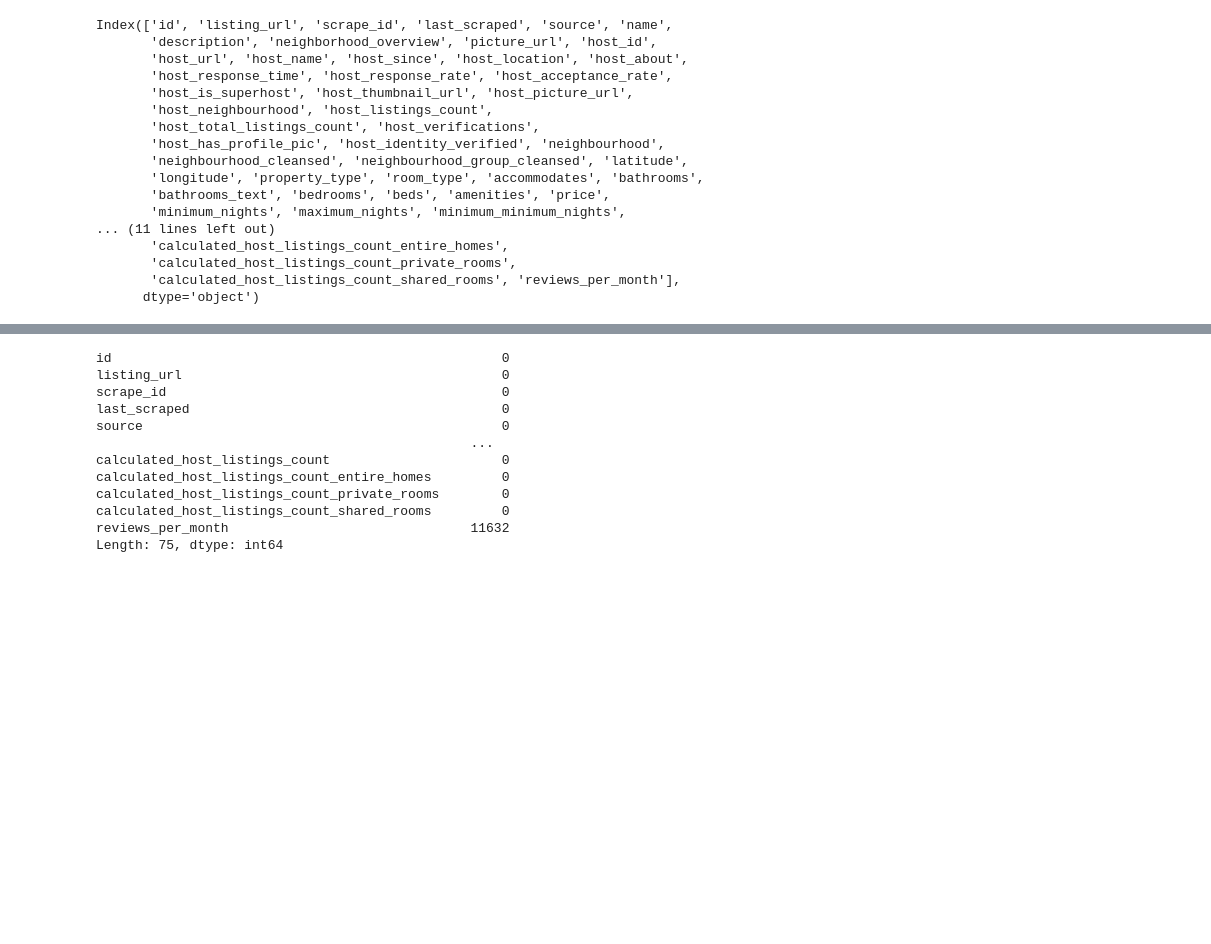
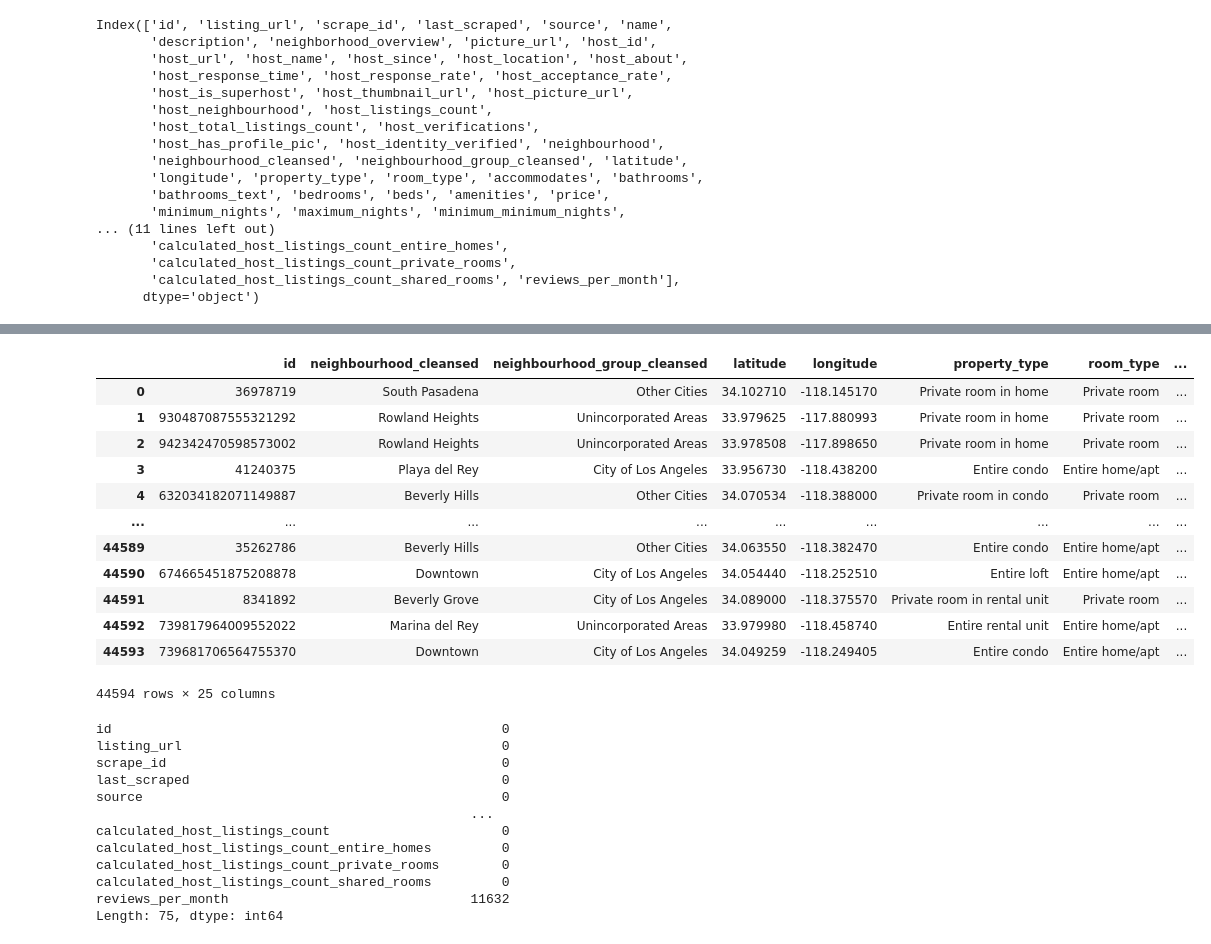
Before and after one commit to zinakhazaee/Visualization, a Jupyter notebook: airbnb.ipynb, the cells around one changed output, grey strips where cells are left out. Cells and saved outputs as stored; diff of their text form; code cells hidden in the pictures; blank space fills up the shorter version.

```diff
--- a/airbnb.ipynb
+++ b/airbnb.ipynb
@@ -31,3 +31,13 @@ Index(['id', 'listing_url', 'scrape_id', 'last_scraped', 'source', 'name',
        'calculated_host_listings_count_private_rooms',
        'calculated_host_listings_count_shared_rooms', 'reviews_per_month'],
       dtype='object')
+# %%
+df_new = df[['id','neighbourhood_cleansed', 'neighbourhood_group_cleansed', 'latitude',
+       'longitude', 'property_type', 'room_type', 'accommodates',
+       'bathrooms_text', 'bedrooms', 'beds', 'price',
+       'minimum_nights', 'maximum_nights', 'minimum_minimum_nights',
+       'maximum_minimum_nights', 'minimum_maximum_nights',
+       'maximum_maximum_nights', 'minimum_nights_avg_ntm',
+       'maximum_nights_avg_ntm',  'has_availability',
+       'availability_30', 'availability_60', 'availability_90',
+       'availability_365']]
@@ -34,3 +67,19 @@ Index(['id', 'listing_url', 'scrape_id', 'last_scraped', 'source', 'name',
+# %%
+df_new
+# %% [output]
+|  | id | neighbourhood_cleansed | neighbourhood_group_cleansed | latitude | longitude | property_type | room_type | ... |
+| 0 | 36978719 | South Pasadena | Other Cities | 34.102710 | -118.145170 | Private room in home | Private room | ... |
+| 1 | 930487087555321292 | Rowland Heights | Unincorporated Areas | 33.979625 | -117.880993 | Private room in home | Private room | ... |
+| 2 | 942342470598573002 | Rowland Heights | Unincorporated Areas | 33.978508 | -117.898650 | Private room in home | Private room | ... |
+| 3 | 41240375 | Playa del Rey | City of Los Angeles | 33.956730 | -118.438200 | Entire condo | Entire home/apt | ... |
+| 4 | 632034182071149887 | Beverly Hills | Other Cities | 34.070534 | -118.388000 | Private room in condo | Private room | ... |
+| ... | ... | ... | ... | ... | ... | ... | ... | ... |
+| 44589 | 35262786 | Beverly Hills | Other Cities | 34.063550 | -118.382470 | Entire condo | Entire home/apt | ... |
+| 44590 | 674665451875208878 | Downtown | City of Los Angeles | 34.054440 | -118.252510 | Entire loft | Entire home/apt | ... |
+| 44591 | 8341892 | Beverly Grove | City of Los Angeles | 34.089000 | -118.375570 | Private room in rental unit | Private room | ... |
+| 44592 | 739817964009552022 | Marina del Rey | Unincorporated Areas | 33.979980 | -118.458740 | Entire rental unit | Entire home/apt | ... |
+| 44593 | 739681706564755370 | Downtown | City of Los Angeles | 34.049259 | -118.249405 | Entire condo | Entire home/apt | ... |
+44594 rows × 25 columns
 # %%
 df.isna().sum()
 # %% [output]
```
Also changed, not shown: parts of 10 cells of this notebook.
